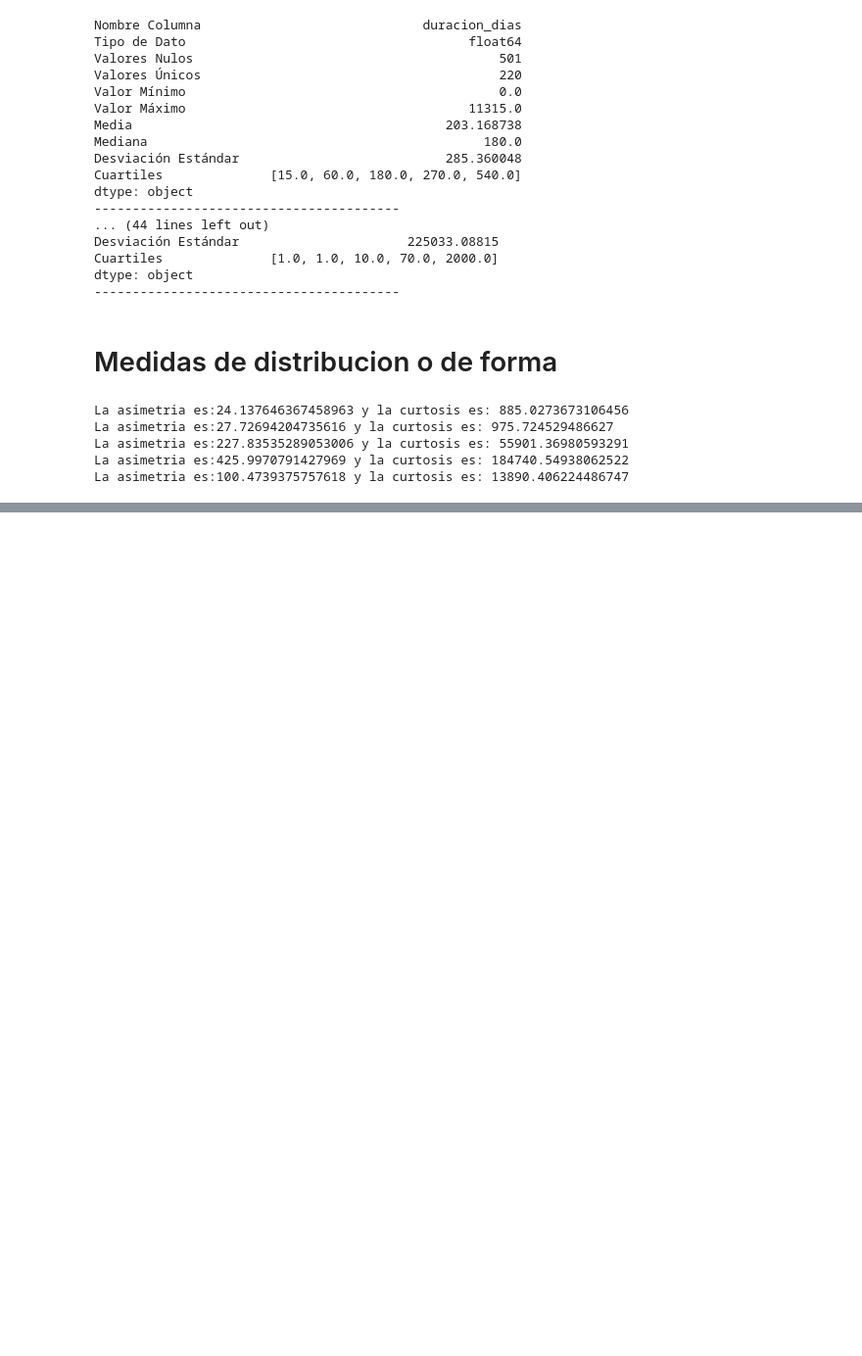
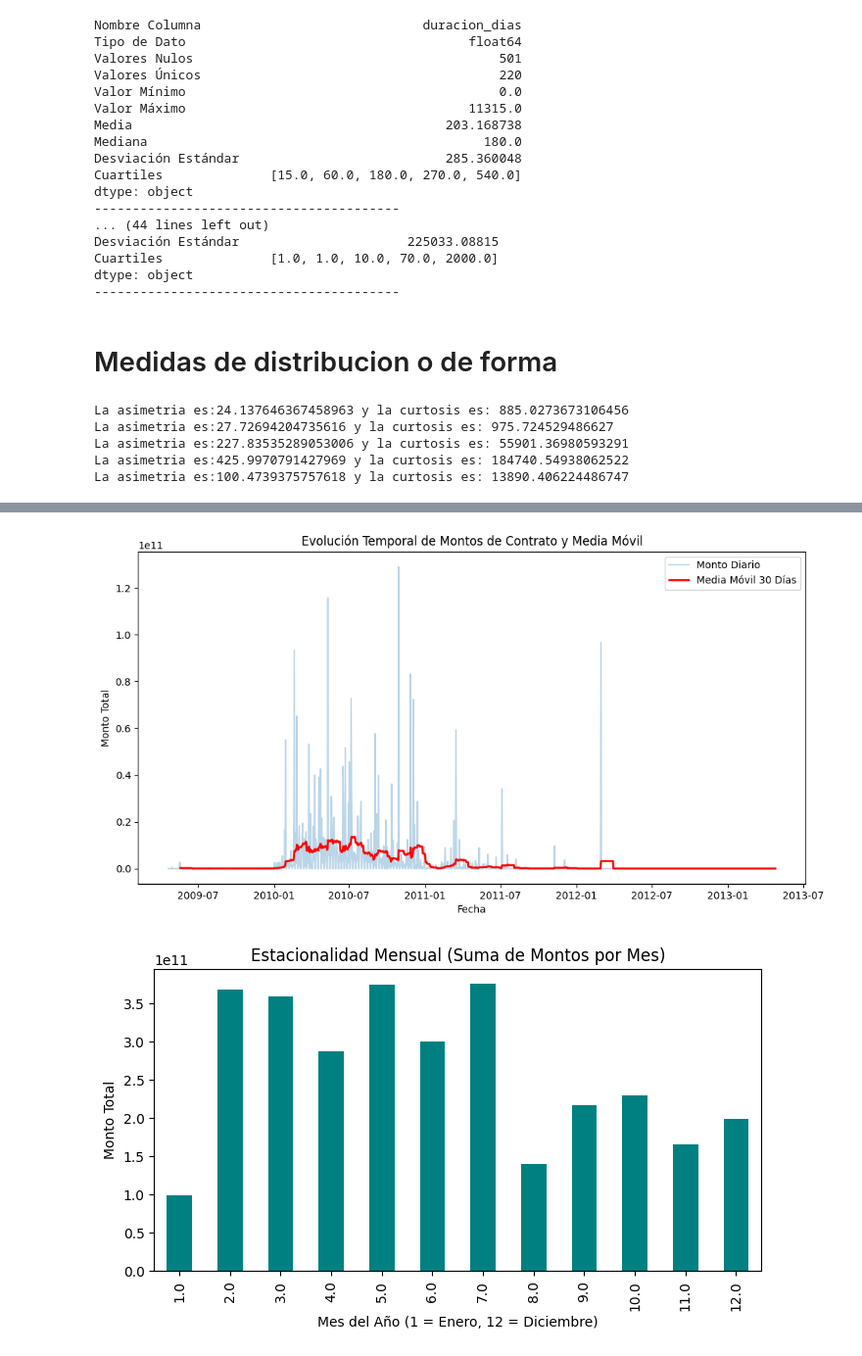
Before and after one commit to Lex4R/Adjudicaciones_Py, a Jupyter notebook: Analisis_uni_bi_variado.ipynb, the cells around one changed output, grey strips where cells are left out. Shown at 98% size. Saved outputs shown, nothing was run; the diff lists cells and outputs as text; code cells hidden in the pictures; blank space fills up the shorter version.

```diff
--- a/Analisis_uni_bi_variado.ipynb
+++ b/Analisis_uni_bi_variado.ipynb
@@ -161,0 +307,44 @@ La asimetria es:100.4739375757618 y la curtosis es: 13890.406224486747
+# %%
+# Preparación de la variable temporal
+df_contratos['fecha_firma_contrato'] = pd.to_datetime(df_contratos['fecha_firma_contrato'], errors='coerce')
+
+# Creamos una serie temporal agrupadando montos por día
+df_tiempo = df_contratos.dropna(subset=['fecha_firma_contrato']).set_index('fecha_firma_contrato')
+serie_diaria = df_tiempo['monto_contrato'].resample('D').sum().fillna(0)
+
+# 1. Media Móvil (ejemplo: a 30 días)
+media_movil_30d = serie_diaria.rolling(window=30).mean()
+
+plt.figure(figsize=(12, 6))
+plt.plot(serie_diaria.index, serie_diaria, label='Monto Diario', alpha=0.3)
+plt.plot(media_movil_30d.index, media_movil_30d, label='Media Móvil 30 Días', color='red', linewidth=2)
+plt.title('Evolución Temporal de Montos de Contrato y Media Móvil')
+plt.xlabel('Fecha')
+plt.ylabel('Monto Total')
+plt.legend()
+plt.show()
+
+# 2. Estacionalidad Mensual
+df_contratos['mes'] = df_contratos['fecha_firma_contrato'].dt.month
+monto_por_mes = df_contratos.groupby('mes')['monto_contrato'].sum()
+
+plt.figure(figsize=(8, 4))
+monto_por_mes.plot(kind='bar', color='teal')
+plt.title('Estacionalidad Mensual (Suma de Montos por Mes)')
+plt.xlabel('Mes del Año (1 = Enero, 12 = Diciembre)')
+plt.ylabel('Monto Total')
+plt.show()
+
+# 3. Estacionalidad Semanal
+df_contratos['dia_semana'] = df_contratos['fecha_firma_contrato'].dt.day_name()
+monto_por_dia = df_contratos.groupby('dia_semana')['monto_contrato'].sum()
+
+plt.figure(figsize=(8, 4))
+monto_por_dia.plot(kind='bar', color='orange')
+plt.title('Estacionalidad Semanal (Suma de Montos por Día de la Semana)')
+plt.xlabel('Día de la Semana')
+plt.ylabel('Monto Total')
+plt.show()
+# %% [output]
+[figure, added]
+[figure, added]
```
Also changed, not shown: parts of 7 cells of this notebook.
